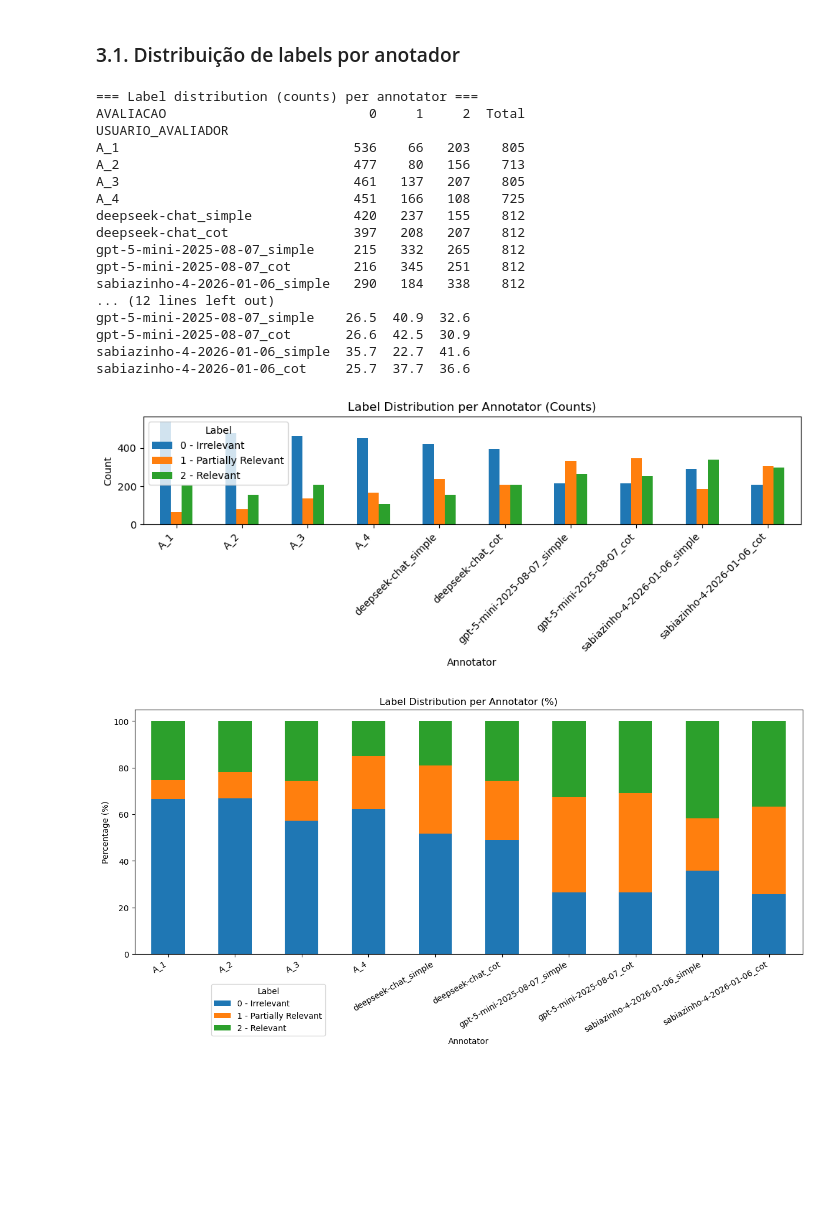
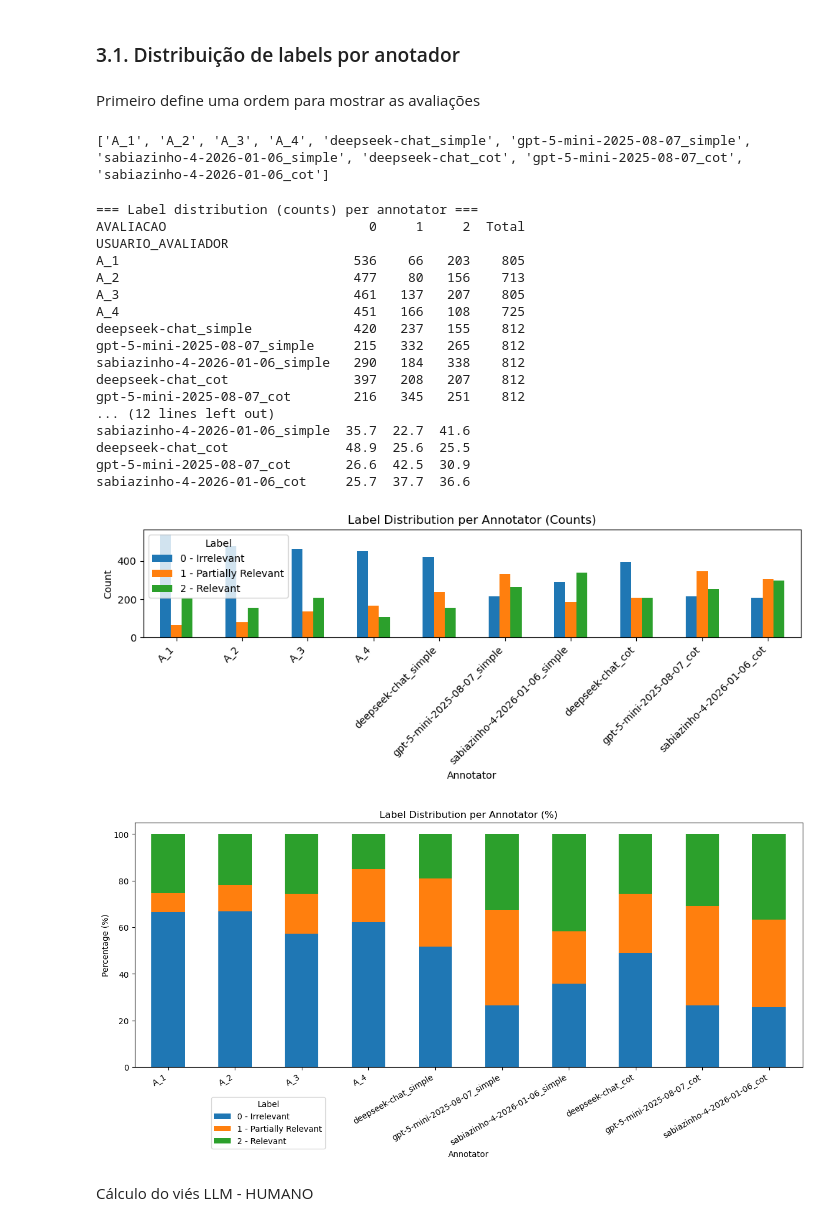
Before and after one commit to carisio/NormasTCU, a Jupyter notebook: 3 - Análise anotação LLM.ipynb, the cells around one changed output. Saved outputs shown, nothing was run; the diff lists cells and outputs as text; code cells hidden in the pictures; blank space fills up the shorter version.

```diff
--- a/3 - Análise anotação LLM.ipynb
+++ b/3 - Análise anotação LLM.ipynb
@@ -20,6 +20,7 @@ df_llm_evals = pd.concat(
     (pd.read_csv(arquivo) for arquivo in arquivos_csv),
     ignore_index=True
 )
+
 # Para df_llm_evals ficar com o mesmo formato de df_human_evals,
 # vamos definir o avaliador como o conjunto MODELO e PROMPT
 # e selecionar só as colunas que importam
@@ -27,9 +28,11 @@ df_llm_evals["USUARIO_AVALIADOR"] = (
     df_llm_evals["MODELO"].astype(str) + "_" +
     df_llm_evals["PROMPT"].astype(str)
 )
+# Guarda a lista de modelos testada, já que vou tirar ela do dataset
+llm_models = df_llm_evals["MODELO"].unique().tolist()
+
 df_llm_evals = df_llm_evals[["QUERY_KEY", "DOC_KEY", "AVALIACAO", "USUARIO_AVALIADOR"]]
 
-# Cria um df_all_evals com a concatenação de df_human_evals e df_llm_evals
 df_all_evals = pd.concat(
     [df_human_evals, df_llm_evals],
     ignore_index=True
@@ -38,6 +41,24 @@ df_all_evals = pd.concat(
 ## 3. Análise das anotações
 # %% [markdown]
 ### 3.1. Distribuição de labels por anotador
+# %% [markdown]
+Primeiro define uma ordem para mostrar as avaliações
+# %%
+# 1) Humanos (ordem alfabética)
+human_order = sorted(df_human_evals["USUARIO_AVALIADOR"].unique().tolist())
+
+# 2) LLMs (ordem controlada por método)
+llm_models = sorted(llm_models)
+llm_order = (
+    [f"{modelo}_simple" for modelo in llm_models] +
+    [f"{modelo}_cot" for modelo in llm_models]
+)
+
+eval_order = human_order + llm_order
+
+print(eval_order)
+# %% [output]
+['A_1', 'A_2', 'A_3', 'A_4', 'deepseek-chat_simple', 'gpt-5-mini-2025-08-07_simple', 'sabiazinho-4-2026-01-06_simple', 'deepseek-chat_cot', 'gpt-5-mini-2025-08-07_cot', 'sabiazinho-4-2026-01-06_cot']
 # %%
 import pandas as pd
 import matplotlib.pyplot as plt
@@ -46,11 +67,7 @@ import matplotlib.pyplot as plt
 # LEVEL 1 — Individual annotator behavior
 # Fixed annotator order: A_1, A_2, A_3, A_4
 # ============================================================
-
 df = df_all_evals.copy()
-
-# Fixed annotator order
-eval_order = ["A_1", "A_2", "A_3", "A_4", "deepseek-chat_simple", "deepseek-chat_cot", "gpt-5-mini-2025-08-07_simple", "gpt-5-mini-2025-08-07_cot", "sabiazinho-4-2026-01-06_simple", "sabiazinho-4-2026-01-06_cot"]
 
 # ============================================================
 # 1.1 Tables: label distribution per annotator
@@ -147,36 +164,38 @@ labels = [label_map[int(l)] for l in labels]
 ax.legend(
     handles,
     labels,
     title="Label",
     loc="lower center",
     bbox_to_anchor=(0.2, -0.35),
     ncol=1
 )
 
 # Inclina rótulos do eixo x
 ax.tick_params(axis="x", rotation=30)
 for label in ax.get_xticklabels():
     label.set_horizontalalignment("right")
 
 #plt.savefig("label_distribution_percentage_human_and_llm.png", dpi=300, bbox_inches="tight")
 plt.show()
 # %% [output]
 === Label distribution (counts) per annotator ===
 AVALIACAO                          0     1     2  Total
 USUARIO_AVALIADOR
 A_1                              536    66   203    805
 A_2                              477    80   156    713
 A_3                              461   137   207    805
 A_4                              451   166   108    725
 deepseek-chat_simple             420   237   155    812
+gpt-5-mini-2025-08-07_simple     215   332   265    812
+sabiazinho-4-2026-01-06_simple   290   184   338    812
 deepseek-chat_cot                397   208   207    812
-gpt-5-mini-2025-08-07_simple     215   332   265    812
 gpt-5-mini-2025-08-07_cot        216   345   251    812
-sabiazinho-4-2026-01-06_simple   290   184   338    812
 ... (12 lines left out)
-gpt-5-mini-2025-08-07_simple    26.5  40.9  32.6
+sabiazinho-4-2026-01-06_simple  35.7  22.7  41.6
+deepseek-chat_cot               48.9  25.6  25.5
 gpt-5-mini-2025-08-07_cot       26.6  42.5  30.9
-sabiazinho-4-2026-01-06_simple  35.7  22.7  41.6
 sabiazinho-4-2026-01-06_cot     25.7  37.7  36.6
-[figure, old version]
+[figure, new version]
-[figure, old version]
+[figure, new version]
+# %% [markdown]
+Cálculo do viés LLM - HUMANO
```
Also changed, not shown: parts of 25 cells of this notebook, 1 other file.
